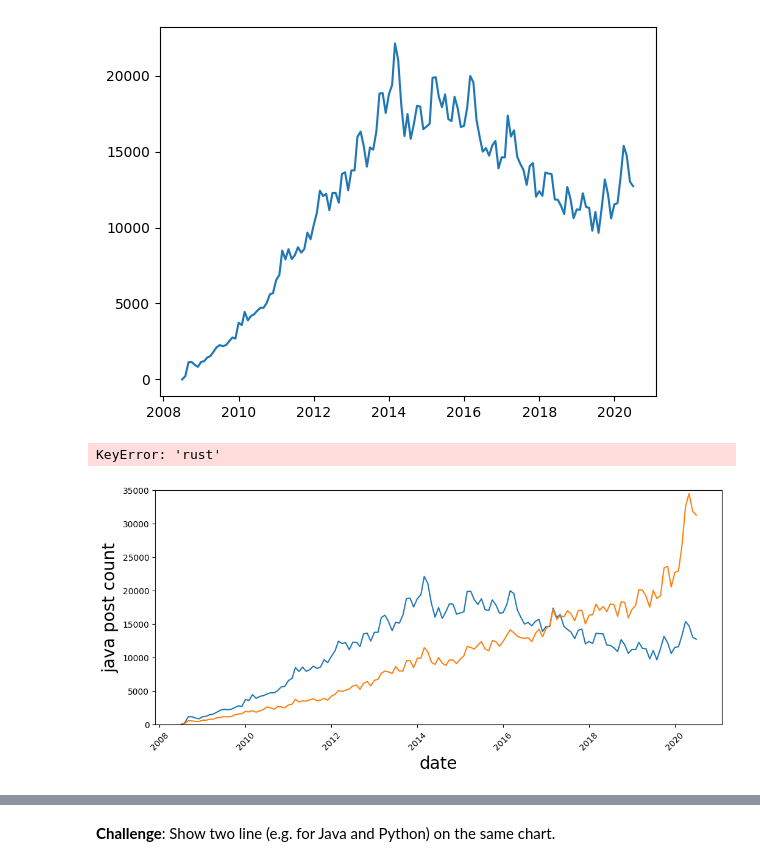
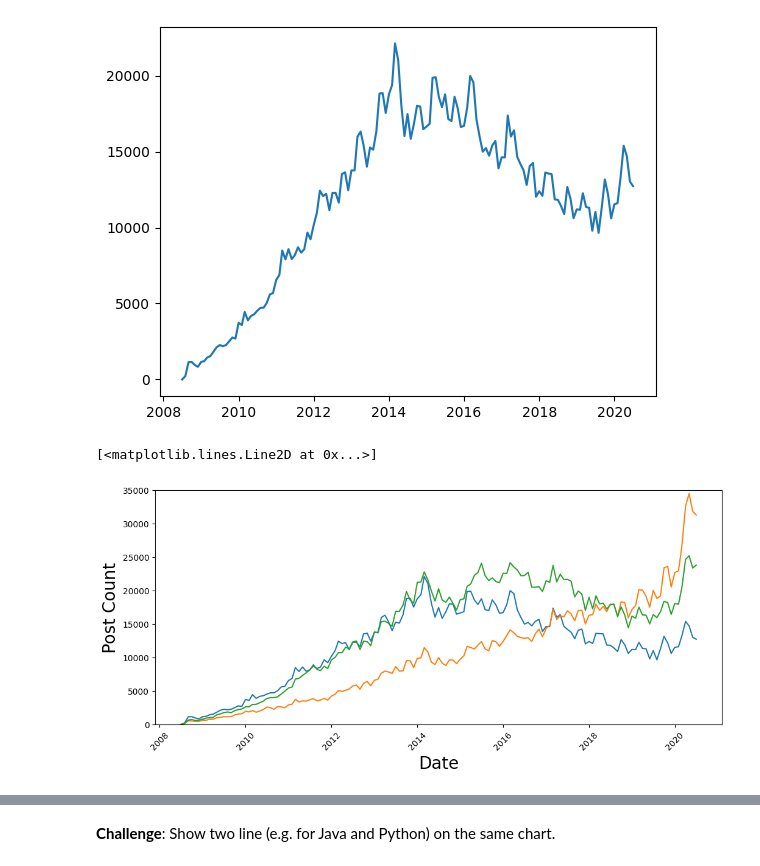
Before and after one commit to marcoman/experimental-100, a Jupyter notebook: 71-80/73/start/Programming_Languages_(start).ipynb, the cells around one changed output, grey strips where cells are left out. Drawn from its saved outputs; the diff is of its cells as text; code cells hidden in the pictures.

```diff
--- a/71-80/73/start/Programming_Languages_(start).ipynb
+++ b/71-80/73/start/Programming_Languages_(start).ipynb
@@ -276,12 +276,12 @@ plt.plot(reshaped_df.index, reshaped_df['java'])
 # %%
 plt.figure(figsize=(12,5))
 plt.xticks(rotation=45)
-plt.xlabel('date', fontsize=20)
-plt.ylabel('java post count', fontsize=20)
+plt.xlabel('Date', fontsize=20)
+plt.ylabel('Post Count', fontsize=20)
 plt.ylim(0, 35000)
 plt.plot(reshaped_df.index, reshaped_df['java'])
 plt.plot(reshaped_df.index, reshaped_df['python'])
-plt.plot(reshaped_df.index, reshaped_df['rust'])
+plt.plot(reshaped_df.index, reshaped_df['javascript'])
 # %% [output]
-KeyError: 'rust'
+[<matplotlib.lines.Line2D at 0x...>]
-[figure, old version]
+[figure, new version]
```
Also changed, not shown: parts of 7 cells of this notebook, 9 other files.
